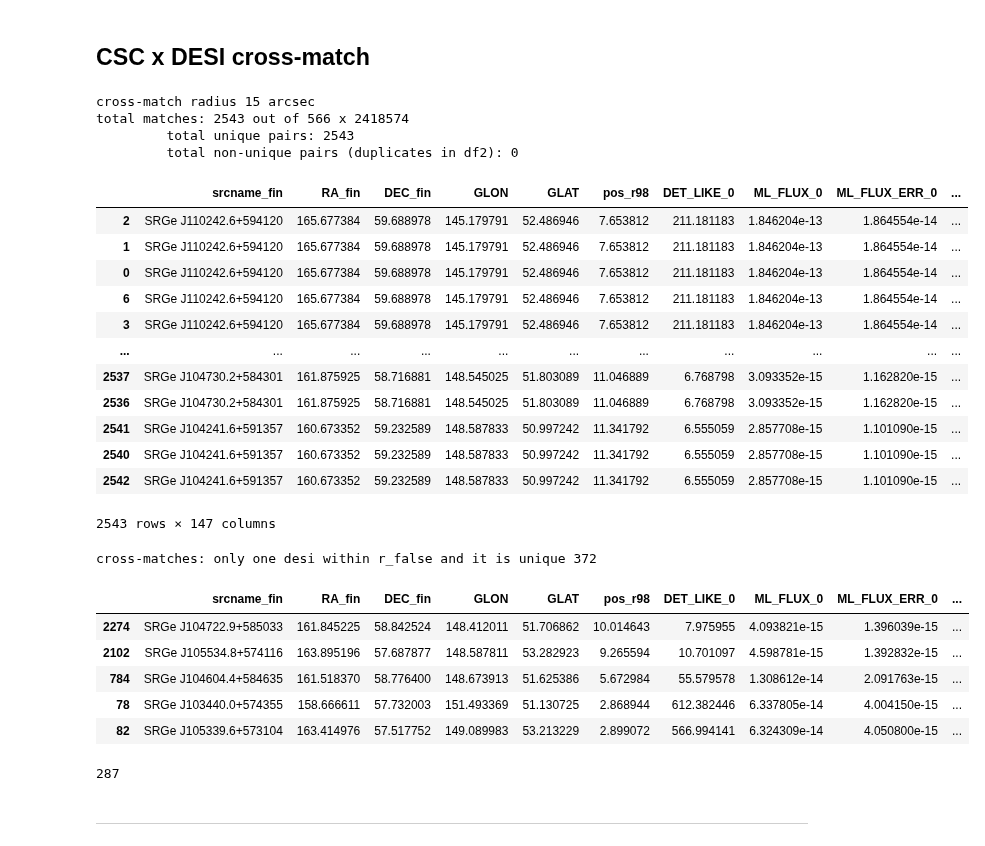
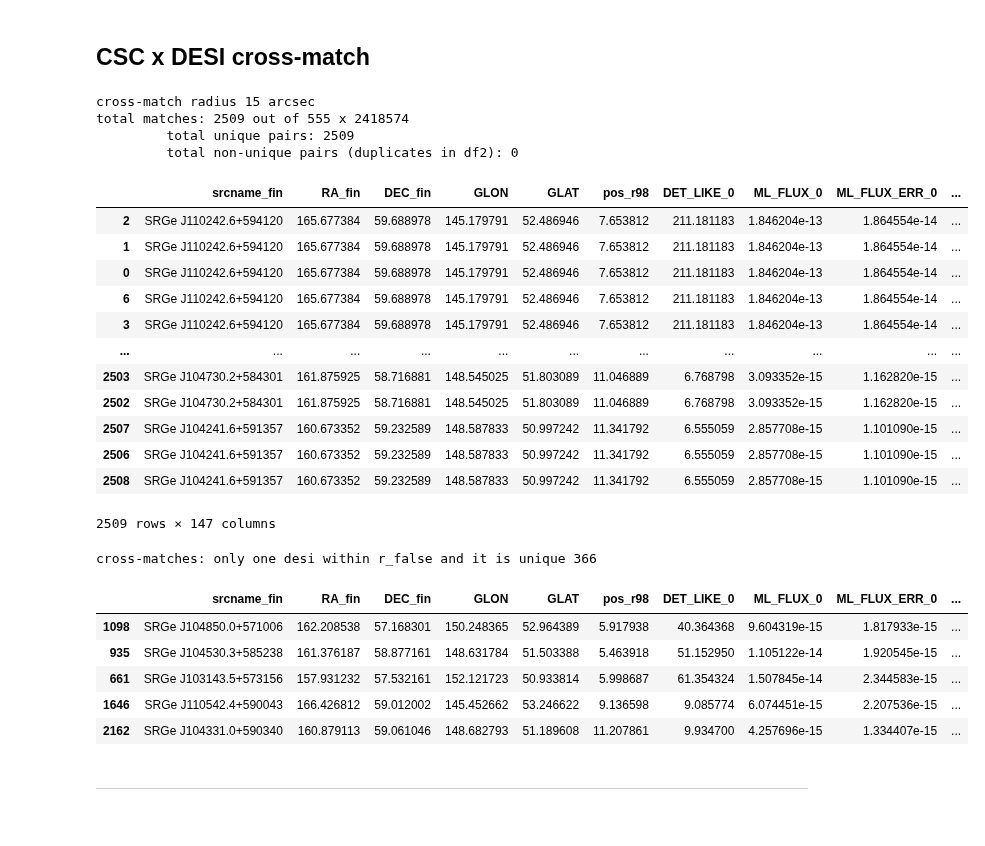
Before and after one commit to SergeiDBykov/lockman_hole, a Jupyter notebook: 2_desi-validation-catalog/1_validation-counterparts.ipynb, the cells around one changed output. Drawn from its saved outputs; the diff is of its cells as text; code cells hidden in the pictures.

```diff
--- a/2_desi-validation-catalog/1_validation-counterparts.ipynb
+++ b/2_desi-validation-catalog/1_validation-counterparts.ipynb
@@ -280,0 +89,3 @@ csc_df.to_pickle(data_path+'csc_cleared.pkl')
+# %%
+csc_df = pd.read_pickle(data_path+'csc_all_lh.pkl')
+csc_df.sample(5)
@@ -303,0 +101,11 @@ cross-matches: only one csc within 30 arcsec and it is unique for the eROSITA so
+# %%
+ero_csc_orig = cross_match_data_frames(ero_df, csc_df,
+ 'RA_fin', 'DEC_fin', 'ra', 'dec', match_radius = 30, df_prefix = 'csc')
+
+ero_csc = ero_csc_orig.query("csc_n_near==1 & csc_n_matches==1")
+
+ero_csc = ero_csc.query("csc_secure==True")
+print('SECURITY FILTER APPLIED (CSC)')
+print('cross-matches: only one csc within 30 arcsec and it is unique for the eROSITA source', ero_csc.shape[0])
+assert len(ero_csc) == ero_csc.csc_name.nunique()
+ero_csc.sample(5)
@@ -308,8 +129,8 @@ csc_desi_all = cross_match_data_frames(ero_csc, desi, colname_ra1 = 'csc_ra',col
 csc_desi_all
 # %% [output]
 cross-match radius 15 arcsec
-total matches: 2543 out of 566 x 2418574
-         total unique pairs: 2543
+total matches: 2509 out of 555 x 2418574
+         total unique pairs: 2509
          total non-unique pairs (duplicates in df2): 0
 |  | srcname_fin | RA_fin | DEC_fin | GLON | GLAT | pos_r98 | DET_LIKE_0 | ML_FLUX_0 | ML_FLUX_ERR_0 | ... |
 | 2 | SRGe J110242.6+594120 | 165.677384 | 59.688978 | 145.179791 | 52.486946 | 7.653812 | 211.181183 | 1.846204e-13 | 1.864554e-14 | ... |
@@ -318,42 +139,38 @@ total matches: 2543 out of 566 x 2418574
 | 6 | SRGe J110242.6+594120 | 165.677384 | 59.688978 | 145.179791 | 52.486946 | 7.653812 | 211.181183 | 1.846204e-13 | 1.864554e-14 | ... |
 | 3 | SRGe J110242.6+594120 | 165.677384 | 59.688978 | 145.179791 | 52.486946 | 7.653812 | 211.181183 | 1.846204e-13 | 1.864554e-14 | ... |
 | ... | ... | ... | ... | ... | ... | ... | ... | ... | ... | ... |
-| 2537 | SRGe J104730.2+584301 | 161.875925 | 58.716881 | 148.545025 | 51.803089 | 11.046889 | 6.768798 | 3.093352e-15 | 1.162820e-15 | ... |
-| 2536 | SRGe J104730.2+584301 | 161.875925 | 58.716881 | 148.545025 | 51.803089 | 11.046889 | 6.768798 | 3.093352e-15 | 1.162820e-15 | ... |
-| 2541 | SRGe J104241.6+591357 | 160.673352 | 59.232589 | 148.587833 | 50.997242 | 11.341792 | 6.555059 | 2.857708e-15 | 1.101090e-15 | ... |
-| 2540 | SRGe J104241.6+591357 | 160.673352 | 59.232589 | 148.587833 | 50.997242 | 11.341792 | 6.555059 | 2.857708e-15 | 1.101090e-15 | ... |
-| 2542 | SRGe J104241.6+591357 | 160.673352 | 59.232589 | 148.587833 | 50.997242 | 11.341792 | 6.555059 | 2.857708e-15 | 1.101090e-15 | ... |
+| 2503 | SRGe J104730.2+584301 | 161.875925 | 58.716881 | 148.545025 | 51.803089 | 11.046889 | 6.768798 | 3.093352e-15 | 1.162820e-15 | ... |
+| 2502 | SRGe J104730.2+584301 | 161.875925 | 58.716881 | 148.545025 | 51.803089 | 11.046889 | 6.768798 | 3.093352e-15 | 1.162820e-15 | ... |
+| 2507 | SRGe J104241.6+591357 | 160.673352 | 59.232589 | 148.587833 | 50.997242 | 11.341792 | 6.555059 | 2.857708e-15 | 1.101090e-15 | ... |
+| 2506 | SRGe J104241.6+591357 | 160.673352 | 59.232589 | 148.587833 | 50.997242 | 11.341792 | 6.555059 | 2.857708e-15 | 1.101090e-15 | ... |
+| 2508 | SRGe J104241.6+591357 | 160.673352 | 59.232589 | 148.587833 | 50.997242 | 11.341792 | 6.555059 | 2.857708e-15 | 1.101090e-15 | ... |
-2543 rows × 147 columns
+2509 rows × 147 columns
 # %%
-csc_desi = csc_desi_all.query("desi_sep<=1.1*csc_r_98_csc") #of you want only sep < r_false and the only one, replace 1.1*csc_r_98_csc with @r_false
-#desi within 1.1*csc_r_98_csc and the only one
+csc_desi = csc_desi_all.query("desi_sep<=1.1*csc_r_98") #of you want only sep < r_false and the only one, replace 1.1*csc_r_98 with @r_false
+#desi within 1.1*csc_r_98 and the only one
 group = csc_desi.groupby('csc_name')['desi_desi_id'].count()
 single_idxes = group[group == 1].index
 csc_desi = csc_desi[csc_desi['csc_name'].isin(single_idxes)]
 
 
 #csc_desi = csc_desi_all.query("desi_sep<=@r_false")
 csc_desi = csc_desi.query("desi_sep<=@r_false")
 
 print('cross-matches: only one desi within r_false and it is unique', csc_desi.shape[0])
 
 
 
-csc_desi['csc_ero_flux_ratio'] = csc_desi['csc_flux_csc_05_2'] / csc_desi['flux_05-20']
+csc_desi['csc_ero_flux_ratio'] = csc_desi['csc_flux_05_2'] / csc_desi['flux_05-20']
 
 csc_desi.sample(5)
 # %% [output]
-cross-matches: only one desi within r_false and it is unique 372
+cross-matches: only one desi within r_false and it is unique 366
 |  | srcname_fin | RA_fin | DEC_fin | GLON | GLAT | pos_r98 | DET_LIKE_0 | ML_FLUX_0 | ML_FLUX_ERR_0 | ... |
-| 2274 | SRGe J104722.9+585033 | 161.845225 | 58.842524 | 148.412011 | 51.706862 | 10.014643 | 7.975955 | 4.093821e-15 | 1.396039e-15 | ... |
-| 2102 | SRGe J105534.8+574116 | 163.895196 | 57.687877 | 148.587811 | 53.282923 | 9.265594 | 10.701097 | 4.598781e-15 | 1.392832e-15 | ... |
-| 784 | SRGe J104604.4+584635 | 161.518370 | 58.776400 | 148.673913 | 51.625386 | 5.672984 | 55.579578 | 1.308612e-14 | 2.091763e-15 | ... |
-| 78 | SRGe J103440.0+574355 | 158.666611 | 57.732003 | 151.493369 | 51.130725 | 2.868944 | 612.382446 | 6.337805e-14 | 4.004150e-15 | ... |
-| 82 | SRGe J105339.6+573104 | 163.414976 | 57.517752 | 149.089983 | 53.213229 | 2.899072 | 566.994141 | 6.324309e-14 | 4.050800e-15 | ... |
+| 1098 | SRGe J104850.0+571006 | 162.208538 | 57.168301 | 150.248365 | 52.964389 | 5.917938 | 40.364368 | 9.604319e-15 | 1.817933e-15 | ... |
+| 935 | SRGe J104530.3+585238 | 161.376187 | 58.877161 | 148.631784 | 51.503388 | 5.463918 | 51.152950 | 1.105122e-14 | 1.920545e-15 | ... |
+| 661 | SRGe J103143.5+573156 | 157.931232 | 57.532161 | 152.121723 | 50.933814 | 5.998687 | 61.354324 | 1.507845e-14 | 2.344583e-15 | ... |
+| 1646 | SRGe J110542.4+590043 | 166.426812 | 59.012002 | 145.452662 | 53.246622 | 9.136598 | 9.085774 | 6.074451e-15 | 2.207536e-15 | ... |
+| 2162 | SRGe J104331.0+590340 | 160.879113 | 59.061046 | 148.682793 | 51.189608 | 11.207861 | 9.934700 | 4.257696e-15 | 1.334407e-15 | ... |
-# %%
-len(csc_desi.query("~csc_flux_05_2.isna() & csc_flux_05_2!=0"))
-# %% [output]
-287
 # %% [markdown]
 ***
 # %% [markdown]
```
Also changed, not shown: parts of 28 cells of this notebook, 21 other files.
